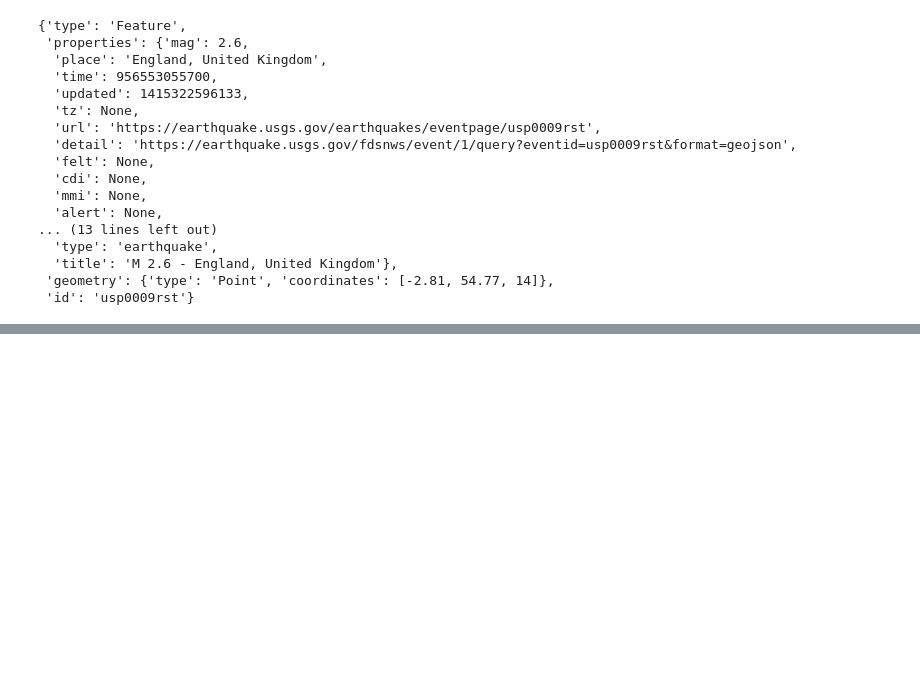
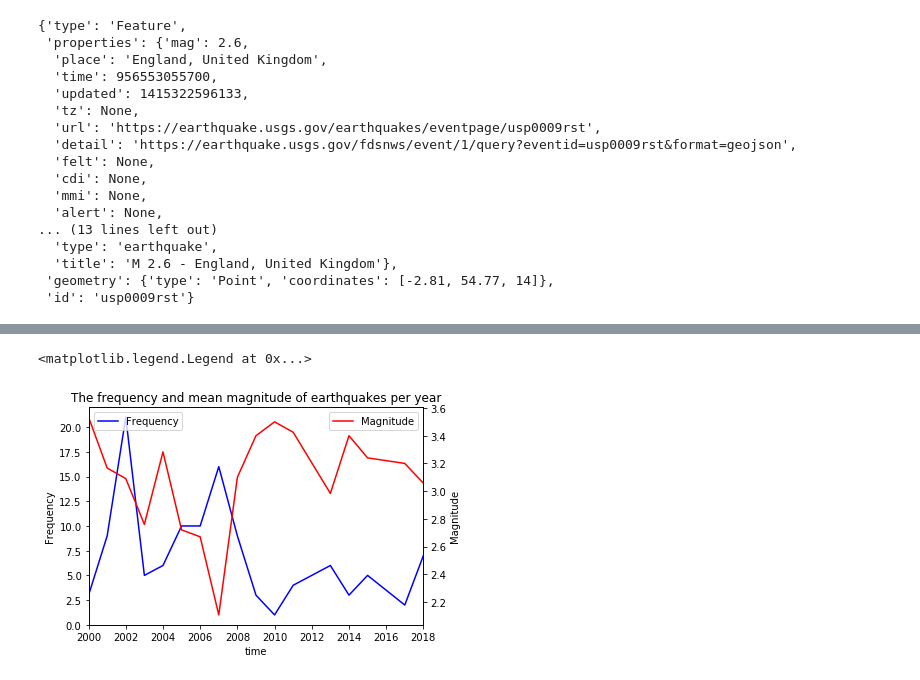
Before and after one commit to ikc15/rsd-classwork-2019, a Jupyter notebook: 066QuakeExercise.ipynb, the cells around one changed output, grey strips where cells are left out. Drawn from its saved outputs; the diff is of its cells as text; code cells hidden in the pictures; blank space fills up the shorter version.

```diff
--- a/066QuakeExercise.ipynb
+++ b/066QuakeExercise.ipynb
@@ -141,0 +126,29 @@ for index, row in df_max.iterrows():
+# %%
+# Stage 3: the frequency (number) of earthquakes per year
+#          the average magnitude of earthquakes per year
+#
+# put list of Earthquakes in df
+df = pd.DataFrame(quakes_json['features'])
+df = df.set_index(df.id)
+df = df['properties'].apply(pd.Series)
+
+# convert epoch time to readable datetime
+df['time'] = pd.to_datetime(df['time'], unit='ms')
+
+# create a figure with two y-axis
+fig, ax1 = plt.subplots()
+ax2 = ax1.twinx()
+plt.title('The frequency and mean magnitude of earthquakes per year')
+ax1.set_ylabel('Frequency')
+ax2.set_ylabel('Magnitude')
+
+# To get number of quakes per year; group by 'year' and aggregate with 'count' method
+df['time'].groupby([df.time.dt.year]).agg('count').plot(ax=ax1, style='b-', label='Frequency')
+
+# To get mean magnitude per year; group by 'year' and aggregate with 'mean' method
+df['mag'].groupby([df.time.dt.year]).agg('mean').plot(ax=ax2, style='r-', label='Magnitude')
+ax1.legend(loc='upper left')
+ax2.legend(loc='upper right')
+# %% [output]
+<matplotlib.legend.Legend at 0x...>
+[figure, added]
```
Also changed, not shown: parts of 5 cells of this notebook.
